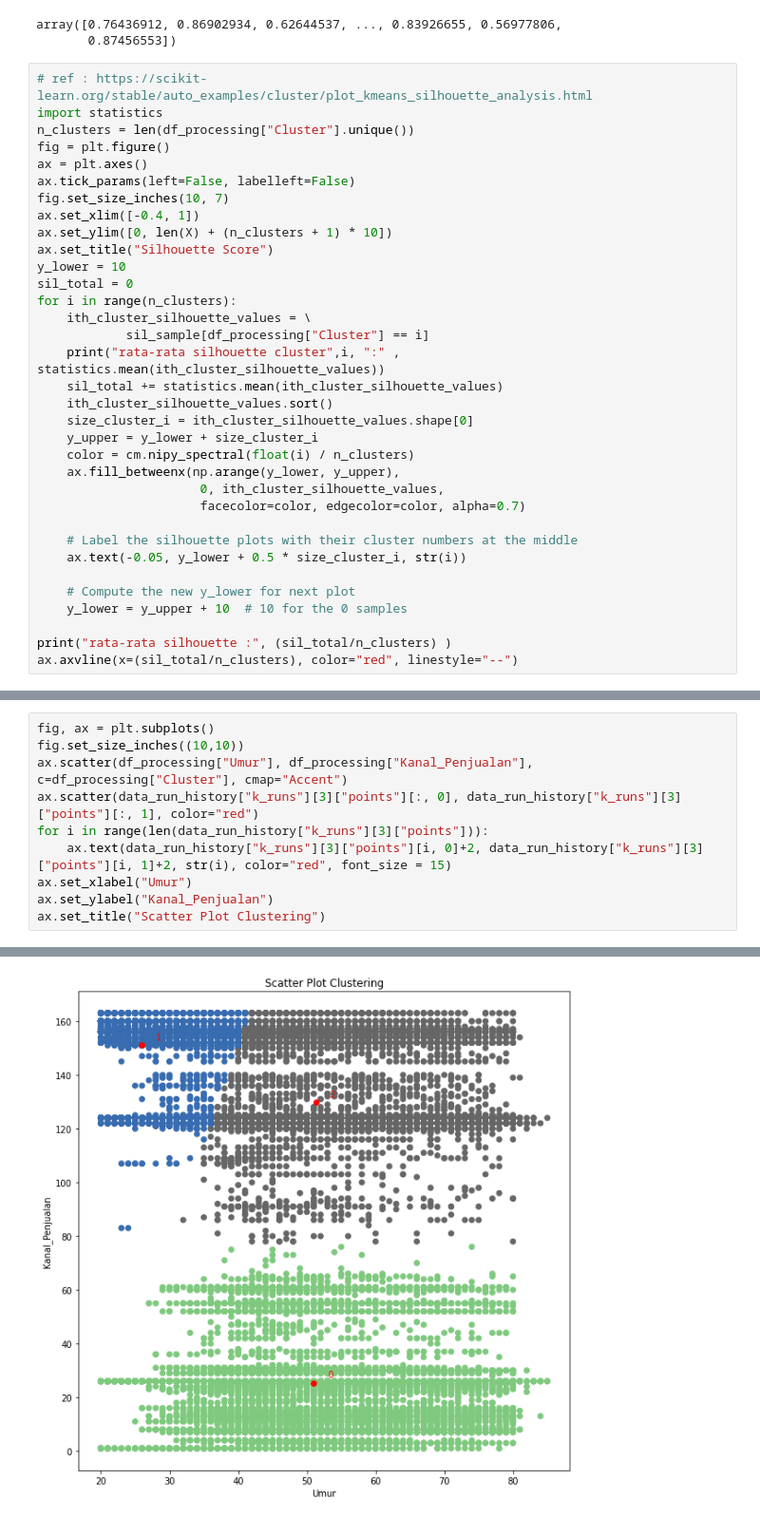
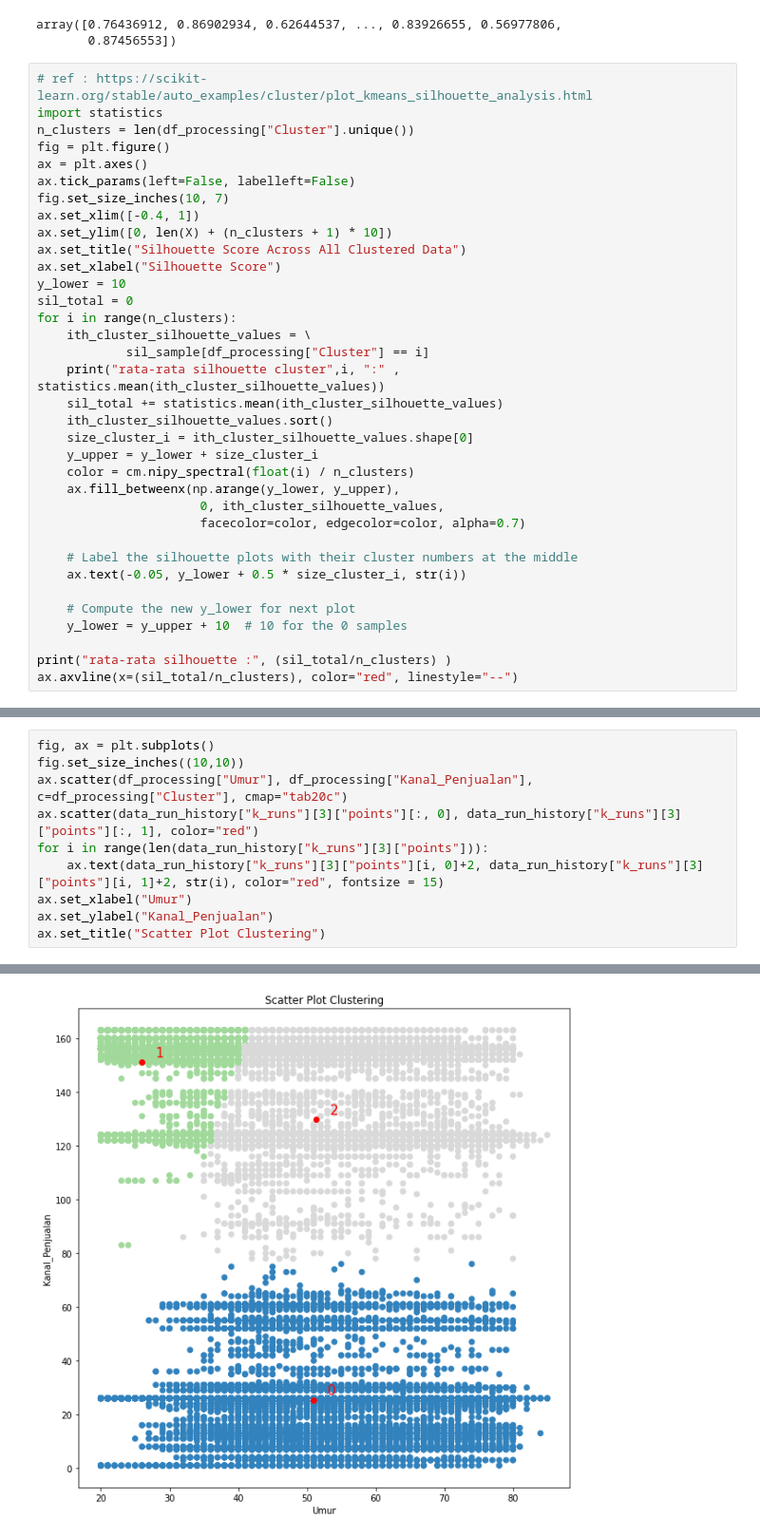
Before and after one commit to kaenova/Malin_Tubes1, a Jupyter notebook: notebooks/Malin_Tubes1_Pengumpulan.ipynb, the cells around one changed output, grey strips where cells are left out. Shown: that part at 95% size. Drawn from its saved outputs; the diff is of its cells as text.

```diff
--- a/notebooks/Malin_Tubes1_Pengumpulan.ipynb
+++ b/notebooks/Malin_Tubes1_Pengumpulan.ipynb
@@ -490,7 +491,8 @@ ax.tick_params(left=False, labelleft=False)
 fig.set_size_inches(10, 7)
 ax.set_xlim([-0.4, 1])
 ax.set_ylim([0, len(X) + (n_clusters + 1) * 10])
-ax.set_title("Silhouette Score")
+ax.set_title("Silhouette Score Across All Clustered Data")
+ax.set_xlabel("Silhouette Score")
 y_lower = 10
 sil_total = 0
 for i in range(n_clusters):
@@ -524,13 +526,13 @@ rata-rata silhouette : 0.6600132530394839
 # %%
 fig, ax = plt.subplots()
 fig.set_size_inches((10,10))
-ax.scatter(df_processing["Umur"], df_processing["Kanal_Penjualan"], c=df_processing["Cluster"], cmap="Accent")
+ax.scatter(df_processing["Umur"], df_processing["Kanal_Penjualan"], c=df_processing["Cluster"], cmap="tab20c")
 ax.scatter(data_run_history["k_runs"][3]["points"][:, 0], data_run_history["k_runs"][3]["points"][:, 1], color="red")
 for i in range(len(data_run_history["k_runs"][3]["points"])):
-    ax.text(data_run_history["k_runs"][3]["points"][i, 0]+2, data_run_history["k_runs"][3]["points"][i, 1]+2, str(i), color="red", font_size = 15)
+    ax.text(data_run_history["k_runs"][3]["points"][i, 0]+2, data_run_history["k_runs"][3]["points"][i, 1]+2, str(i), color="red", fontsize = 15)
 ax.set_xlabel("Umur")
 ax.set_ylabel("Kanal_Penjualan")
 ax.set_title("Scatter Plot Clustering")
 # %% [output]
 Text(0.5, 1.0, 'Scatter Plot Clustering')
-[figure, old version]
+[figure, new version]
```
Also changed, not shown: parts of 14 cells of this notebook, 3 other files.
